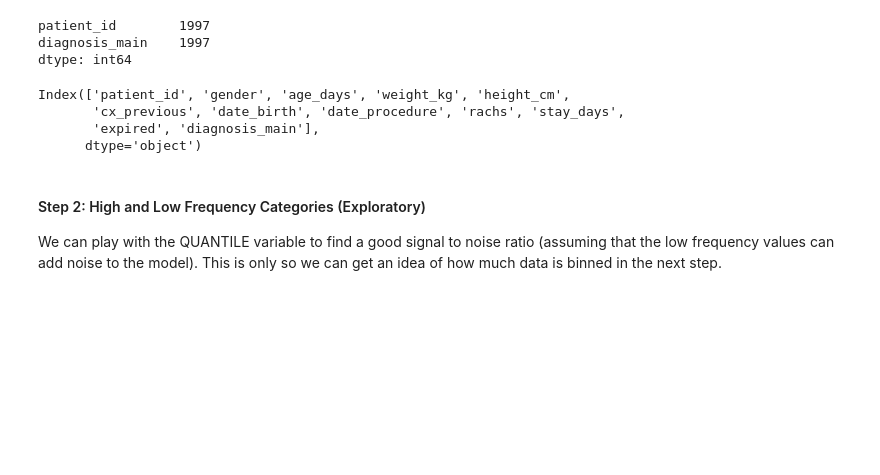
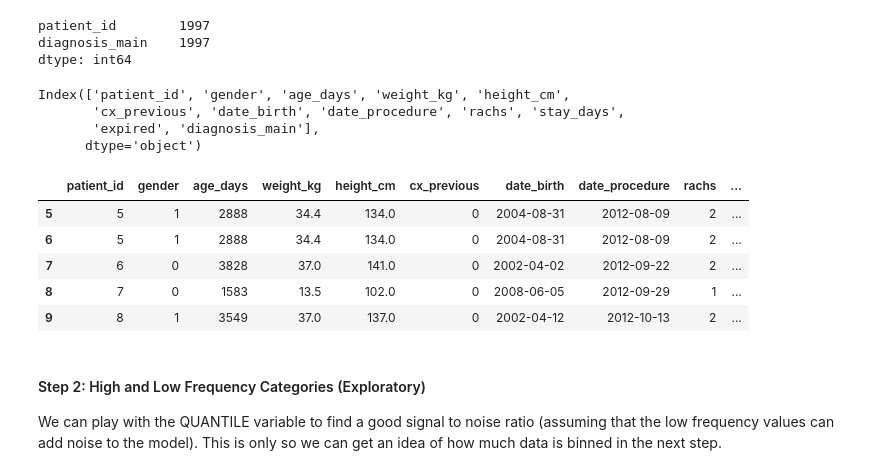
Before and after one commit to DanielaSotoSainz/final_project, a Jupyter notebook: machine_learning/ml_diagnosis_main.ipynb, the cells around one changed output. Cells and saved outputs as stored; diff of their text form; code cells hidden in the pictures; blank space fills up the shorter version.

```diff
--- a/machine_learning/ml_diagnosis_main.ipynb
+++ b/machine_learning/ml_diagnosis_main.ipynb
@@ -60,14 +60,19 @@ dtype: int64
 # %%
 # merge
 df = pd.merge(patient_df, diagnosis_per_patient_df)
 print(df.columns)
 df[5:10]
-final_df.to_csv("../database/tab_diagnosis_main.csv", index= False)
 # %% [output]
 Index(['patient_id', 'gender', 'age_days', 'weight_kg', 'height_cm',
        'cx_previous', 'date_birth', 'date_procedure', 'rachs', 'stay_days',
        'expired', 'diagnosis_main'],
       dtype='object')
+|  | patient_id | gender | age_days | weight_kg | height_cm | cx_previous | date_birth | date_procedure | rachs | ... |
+| 5 | 5 | 1 | 2888 | 34.4 | 134.0 | 0 | 2004-08-31 | 2012-08-09 | 2 | ... |
+| 6 | 5 | 1 | 2888 | 34.4 | 134.0 | 0 | 2004-08-31 | 2012-08-09 | 2 | ... |
+| 7 | 6 | 0 | 3828 | 37.0 | 141.0 | 0 | 2002-04-02 | 2012-09-22 | 2 | ... |
+| 8 | 7 | 0 | 1583 | 13.5 | 102.0 | 0 | 2008-06-05 | 2012-09-29 | 1 | ... |
+| 9 | 8 | 1 | 3549 | 37.0 | 137.0 | 0 | 2002-04-12 | 2012-10-13 | 2 | ... |
 # %% [markdown]
 #### Step 2: High and Low Frequency Categories (Exploratory)
 
```
Also changed, not shown: parts of 13 cells of this notebook, 11 other files.
